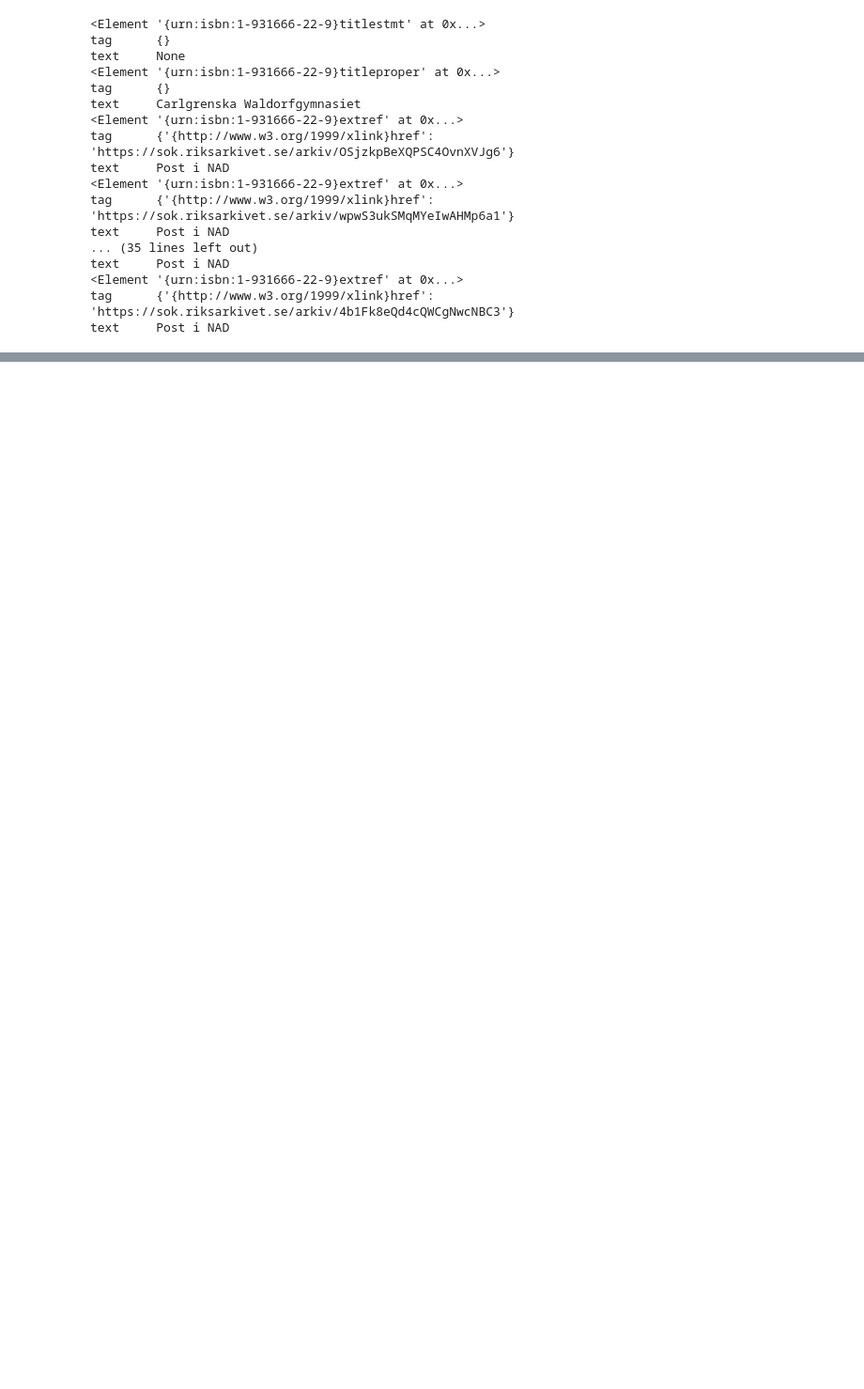
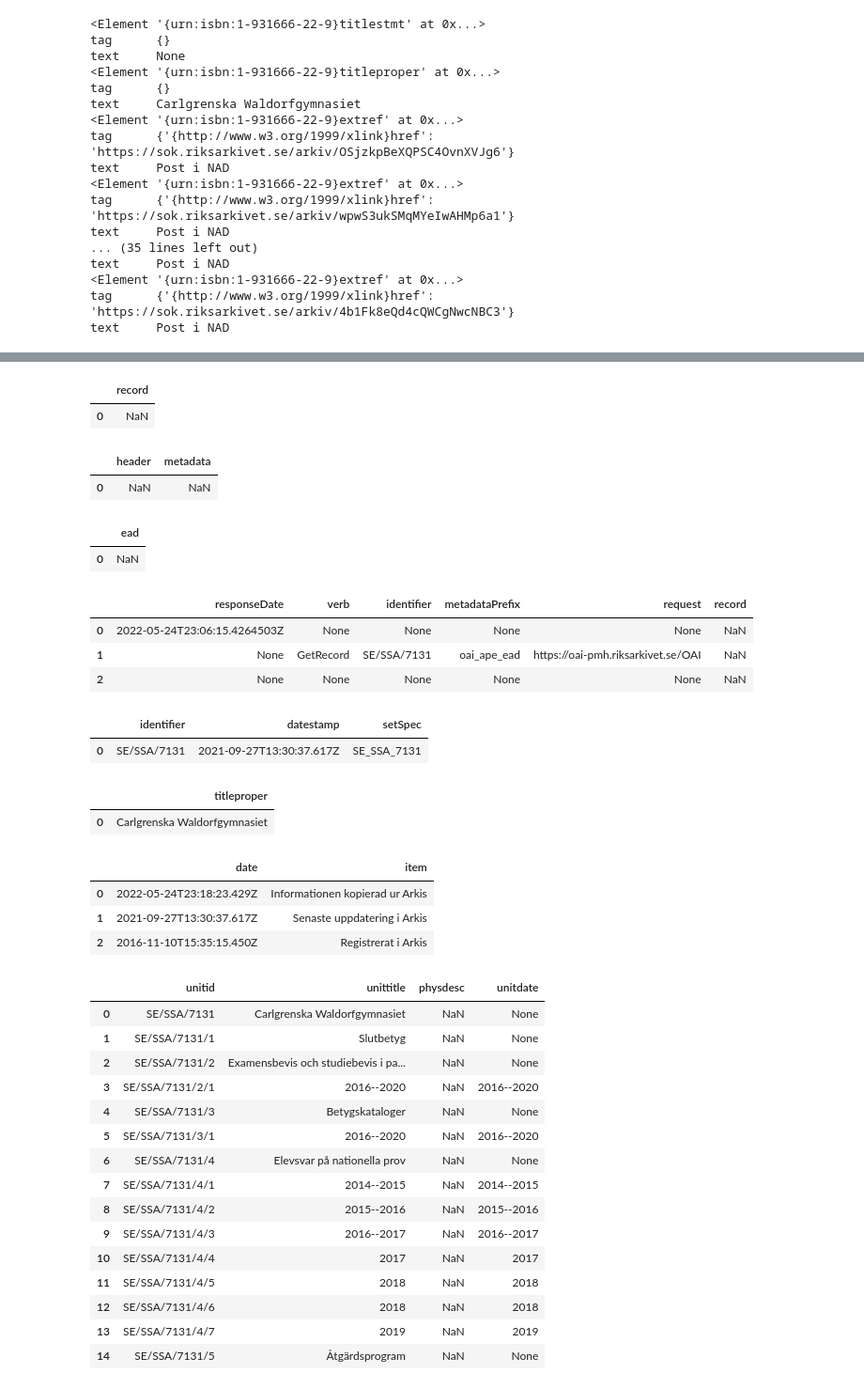
Before and after one commit to perrohdin/Bildhistoria-Masterdata-och-Wikidata, a Jupyter notebook: Notebook/Skolregistret Stockholms stadsarkiv.ipynb, the cells around one changed output, grey strips where cells are left out. Shown at 94% size. Drawn from its saved outputs; the diff is of its cells as text; code cells hidden in the pictures; blank space fills up the shorter version.

```diff
--- a/Notebook/Skolregistret Stockholms stadsarkiv.ipynb
+++ b/Notebook/Skolregistret Stockholms stadsarkiv.ipynb
@@ -430,0 +438,74 @@ text     Post i NAD
+# %%
+pd.read_xml(testurl,
+            xpath=".//doc:GetRecord",
+            namespaces={"doc": "http://www.openarchives.org/OAI/2.0/"})
+# %% [output]
+|  | record |
+| 0 | NaN |
+# %%
+pd.read_xml(testurl,
+            xpath=".//doc:record",
+            namespaces={"doc": "http://www.openarchives.org/OAI/2.0/"})
+# %% [output]
+|  | header | metadata |
+| 0 | NaN | NaN |
+# %%
+pd.read_xml(testurl,
+            xpath=".//doc:metadata",
+            namespaces={"doc": "http://www.openarchives.org/OAI/2.0/"})
+# %% [output]
+|  | ead |
+| 0 | NaN |
+# %%
+pd.read_xml(testurl,
+            xpath="*",
+            namespaces={"doc": "http://www.openarchives.org/OAI/2.0/"})
+# %% [output]
+|  | responseDate | verb | identifier | metadataPrefix | request | record |
+| 0 | 2022-05-24T23:06:15.4264503Z | None | None | None | None | NaN |
+| 1 | None | GetRecord | SE/SSA/7131 | oai_ape_ead | https://oai-pmh.riksarkivet.se/OAI | NaN |
+| 2 | None | None | None | None | None | NaN |
+# %%
+pd.read_xml(testurl,
+            xpath=".//doc:header",
+            namespaces={"doc": "http://www.openarchives.org/OAI/2.0/"})
+# %% [output]
+|  | identifier | datestamp | setSpec |
+| 0 | SE/SSA/7131 | 2021-09-27T13:30:37.617Z | SE_SSA_7131 |
+# %%
+pd.read_xml(testurl,
+            xpath=".//doc:titlestmt",
+            namespaces={"doc": "urn:isbn:1-931666-22-9"})
+# %% [output]
+|  | titleproper |
+| 0 | Carlgrenska Waldorfgymnasiet |
+# %%
+pd.read_xml(testurl,
+            xpath=".//doc:change",
+            namespaces={"doc": "urn:isbn:1-931666-22-9"})
+# %% [output]
+|  | date | item |
+| 0 | 2022-05-24T23:18:23.429Z | Informationen kopierad ur Arkis |
+| 1 | 2021-09-27T13:30:37.617Z | Senaste uppdatering i Arkis |
+| 2 | 2016-11-10T15:35:15.450Z | Registrerat i Arkis |
+# %%
+pd.read_xml(testurl,
+            xpath=".//doc:did",
+            namespaces={"doc": "urn:isbn:1-931666-22-9"})
+# %% [output]
+|  | unitid | unittitle | physdesc | unitdate |
+| 0 | SE/SSA/7131 | Carlgrenska Waldorfgymnasiet | NaN | None |
+| 1 | SE/SSA/7131/1 | Slutbetyg | NaN | None |
+| 2 | SE/SSA/7131/2 | Examensbevis och studiebevis i pa... | NaN | None |
+| 3 | SE/SSA/7131/2/1 | 2016--2020 | NaN | 2016--2020 |
+| 4 | SE/SSA/7131/3 | Betygskataloger | NaN | None |
+| 5 | SE/SSA/7131/3/1 | 2016--2020 | NaN | 2016--2020 |
+| 6 | SE/SSA/7131/4 | Elevsvar på nationella prov | NaN | None |
+| 7 | SE/SSA/7131/4/1 | 2014--2015 | NaN | 2014--2015 |
+| 8 | SE/SSA/7131/4/2 | 2015--2016 | NaN | 2015--2016 |
+| 9 | SE/SSA/7131/4/3 | 2016--2017 | NaN | 2016--2017 |
+| 10 | SE/SSA/7131/4/4 | 2017 | NaN | 2017 |
+| 11 | SE/SSA/7131/4/5 | 2018 | NaN | 2018 |
+| 12 | SE/SSA/7131/4/6 | 2018 | NaN | 2018 |
+| 13 | SE/SSA/7131/4/7 | 2019 | NaN | 2019 |
+| 14 | SE/SSA/7131/5 | Åtgärdsprogram | NaN | None |
```
Also changed, not shown: parts of 5 cells of this notebook.
